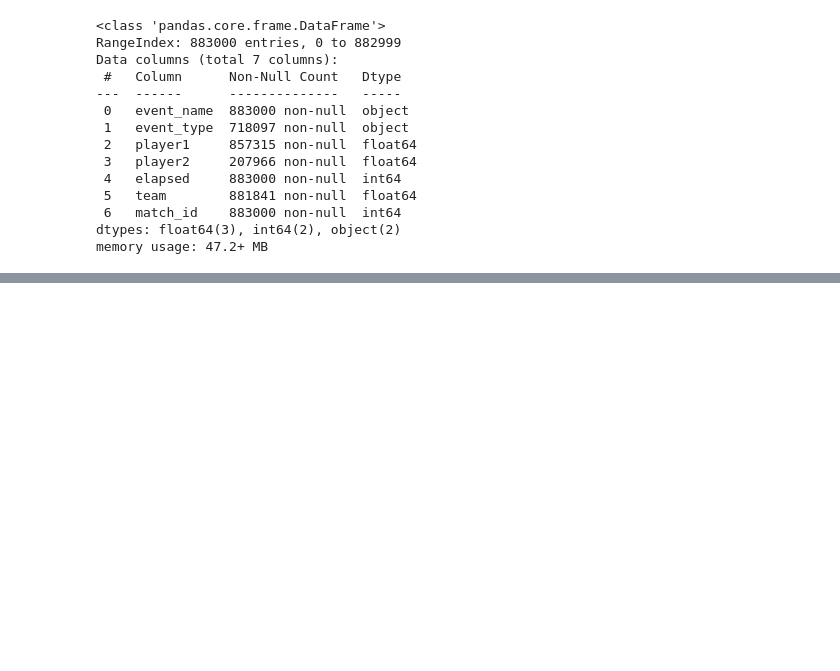
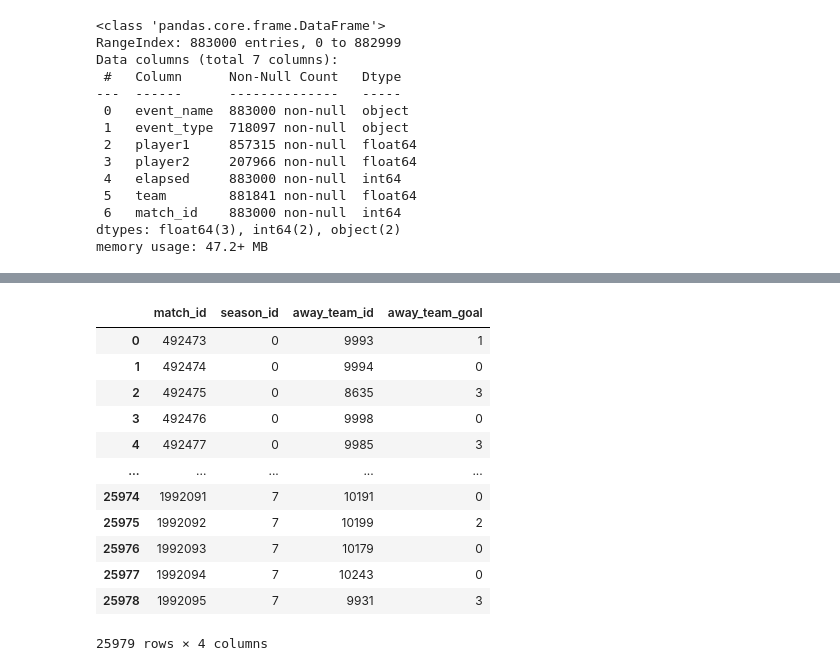
Before and after one commit to TFS32/PIT_II_CruzeiroDoSul, a Jupyter notebook: source_data.ipynb, the cells around one changed output, grey strips where cells are left out. Saved outputs shown, nothing was run; the diff lists cells and outputs as text; code cells hidden in the pictures; blank space fills up the shorter version.

```diff
--- a/source_data.ipynb
+++ b/source_data.ipynb
@@ -742,0 +850,17 @@ match_event.to_csv('match_event.csv')
+# %%
+match_away_team = match.drop(columns={'home_team_id', 'home_team_goal'})
+match_away_team
+# %% [output]
+|  | match_id | season_id | away_team_id | away_team_goal |
+| 0 | 492473 | 0 | 9993 | 1 |
+| 1 | 492474 | 0 | 9994 | 0 |
+| 2 | 492475 | 0 | 8635 | 3 |
+| 3 | 492476 | 0 | 9998 | 0 |
+| 4 | 492477 | 0 | 9985 | 3 |
+| ... | ... | ... | ... | ... |
+| 25974 | 1992091 | 7 | 10191 | 0 |
+| 25975 | 1992092 | 7 | 10199 | 2 |
+| 25976 | 1992093 | 7 | 10179 | 0 |
+| 25977 | 1992094 | 7 | 10243 | 0 |
+| 25978 | 1992095 | 7 | 9931 | 3 |
+25979 rows × 4 columns
```
Also changed, not shown: parts of 17 cells of this notebook, 4 other files.
